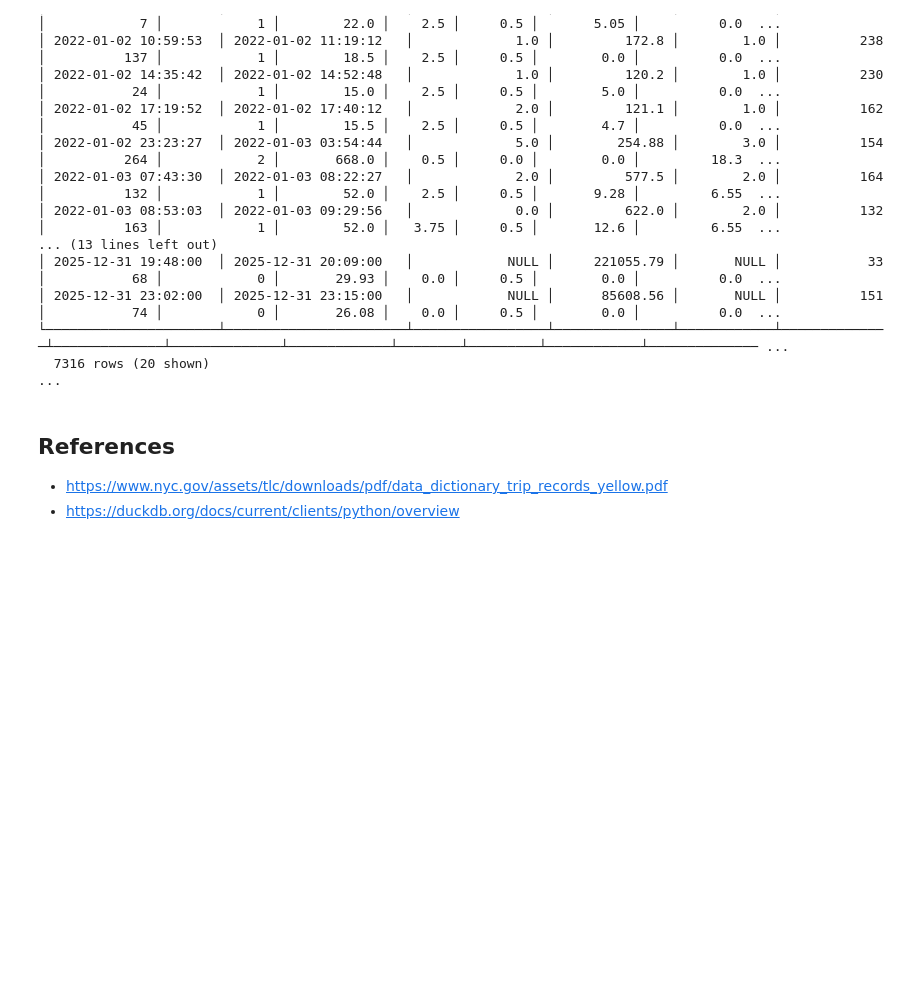
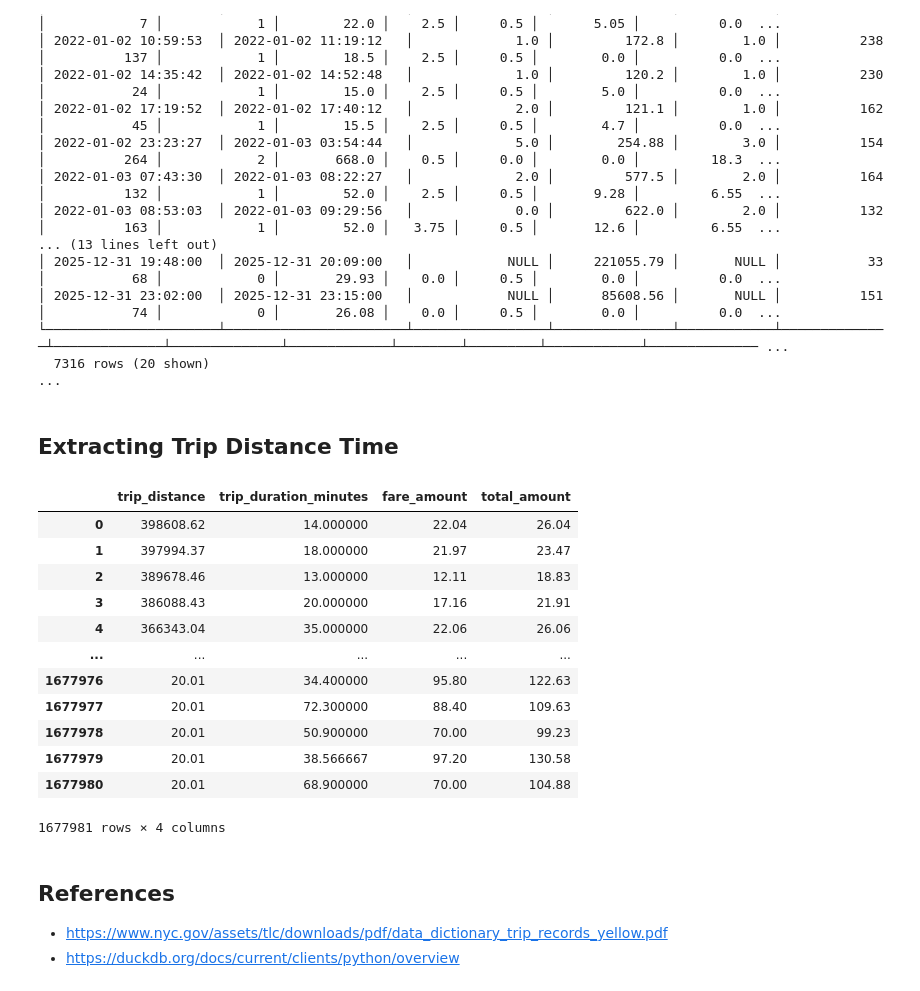
Before and after one commit to ajinikhil/NYC_jaune_taxi_analysis, a Jupyter notebook: NYC_jaune_taxi_analysis/analysis/cleaning.ipynb, the cells around one changed output. Saved outputs shown, nothing was run; the diff lists cells and outputs as text; code cells hidden in the pictures; blank space fills up the shorter version.

Commit message:
Add trip distance duration analysis

```diff
--- a/NYC_jaune_taxi_analysis/analysis/cleaning.ipynb
+++ b/NYC_jaune_taxi_analysis/analysis/cleaning.ipynb
@@ -284,6 +284,35 @@ duckdb.sql("""
 │ 2025-12-31 23:02:00  │ 2025-12-31 23:15:00   │            NULL │      85608.56 │       NULL │          151 │           74 │            0 │       26.08 │    0.0 │     0.5 │        0.0 │          0.0  ...
 └──────────────────────┴───────────────────────┴─────────────────┴───────────────┴────────────┴──────────────┴──────────────┴──────────────┴─────────────┴────────┴─────────┴────────────┴────────────── ...
   7316 rows (20 shown)                                                                                                                                                                                   ...
+# %% [markdown]
+## Extracting Trip Distance Time
+# %%
+duckdb.sql("""
+            SELECT
+                trip_distance,
+                EXTRACT(EPOCH FROM (
+                    tpep_dropoff_datetime - tpep_pickup_datetime
+                    )) / 60 AS trip_duration_minutes,
+                    fare_amount,
+                    total_amount
+            FROM df
+            WHERE trip_distance > 20
+            ORDER BY trip_distance DESC
+            """).df()
+# %% [output]
+|  | trip_distance | trip_duration_minutes | fare_amount | total_amount |
+| 0 | 398608.62 | 14.000000 | 22.04 | 26.04 |
+| 1 | 397994.37 | 18.000000 | 21.97 | 23.47 |
+| 2 | 389678.46 | 13.000000 | 12.11 | 18.83 |
+| 3 | 386088.43 | 20.000000 | 17.16 | 21.91 |
+| 4 | 366343.04 | 35.000000 | 22.06 | 26.06 |
+| ... | ... | ... | ... | ... |
+| 1677976 | 20.01 | 34.400000 | 95.80 | 122.63 |
+| 1677977 | 20.01 | 72.300000 | 88.40 | 109.63 |
+| 1677978 | 20.01 | 50.900000 | 70.00 | 99.23 |
+| 1677979 | 20.01 | 38.566667 | 97.20 | 130.58 |
+| 1677980 | 20.01 | 68.900000 | 70.00 | 104.88 |
+1677981 rows × 4 columns
 # %% [markdown]
 ## References
 
```
